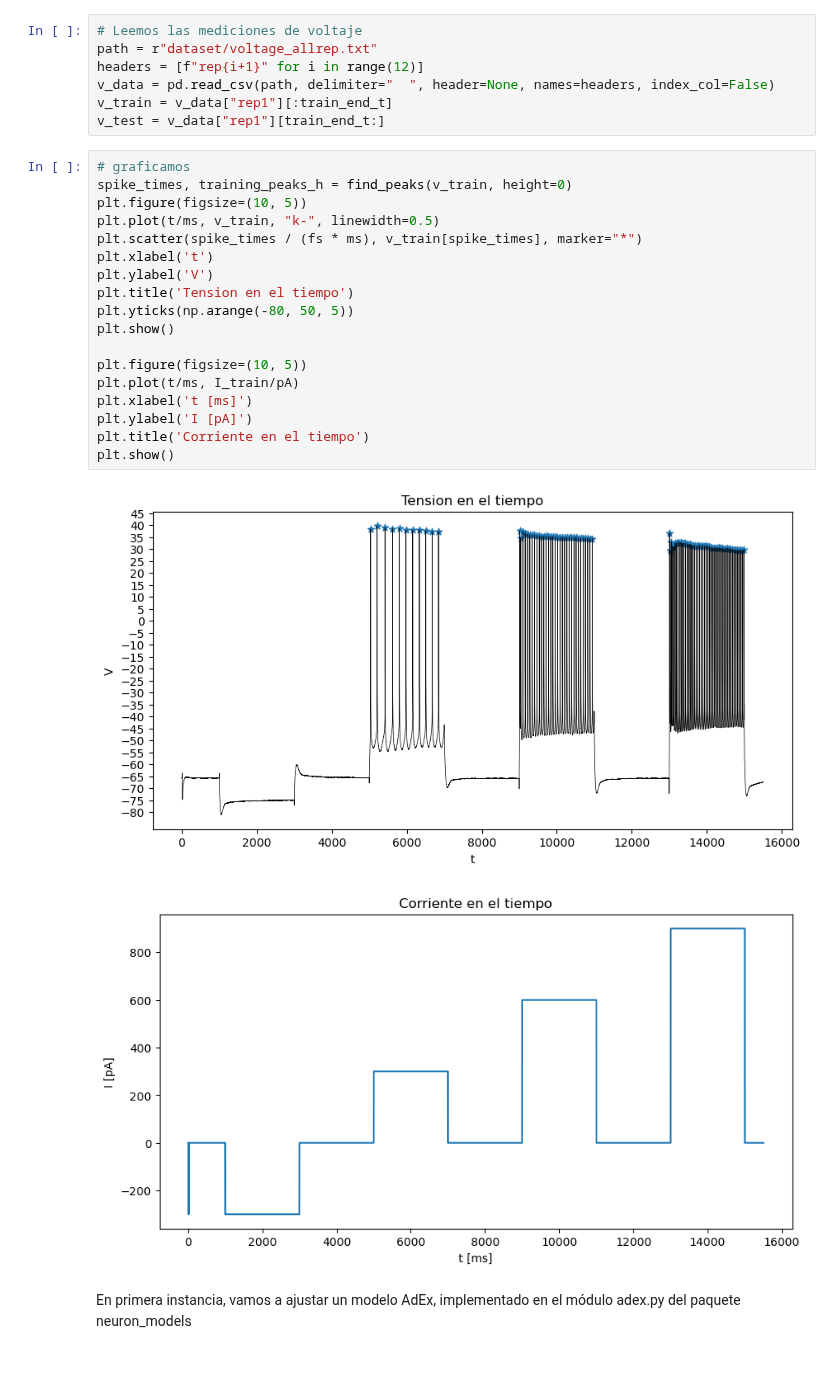
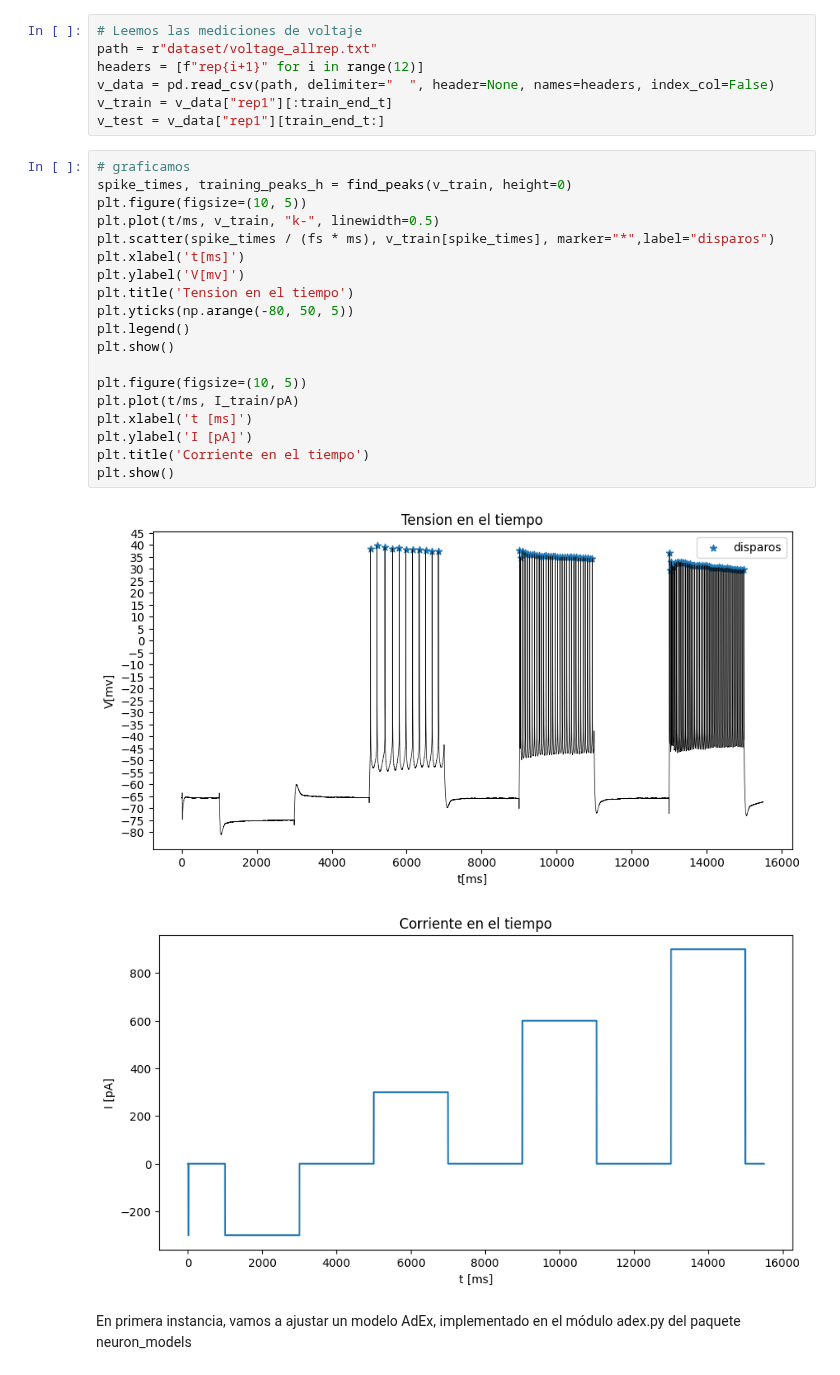
Before and after one commit to gonzagrau/Neuro-16-82, a Jupyter notebook: Trabajo Final/result_prelim_Grau_Gonzalez.ipynb, the cells around one changed output. Cells and saved outputs as stored; diff of their text form.

```diff
--- a/Trabajo Final/result_prelim_Grau_Gonzalez.ipynb
+++ b/Trabajo Final/result_prelim_Grau_Gonzalez.ipynb
@@ -55,24 +61,25 @@ v_test = v_data["rep1"][train_end_t:]
 # %%
 # graficamos
 spike_times, training_peaks_h = find_peaks(v_train, height=0)
 plt.figure(figsize=(10, 5))
 plt.plot(t/ms, v_train, "k-", linewidth=0.5)
-plt.scatter(spike_times / (fs * ms), v_train[spike_times], marker="*")
-plt.xlabel('t')
-plt.ylabel('V')
+plt.scatter(spike_times / (fs * ms), v_train[spike_times], marker="*",label="disparos")
+plt.xlabel('t[ms]')
+plt.ylabel('V[mv]')
 plt.title('Tension en el tiempo')
 plt.yticks(np.arange(-80, 50, 5))
+plt.legend()
 plt.show()
 
 plt.figure(figsize=(10, 5))
 plt.plot(t/ms, I_train/pA)
 plt.xlabel('t [ms]')
 plt.ylabel('I [pA]')
 plt.title('Corriente en el tiempo')
 plt.show()
 # %% [output]
-[figure, old version]
+[figure, new version]
-[figure, old version]
+[figure, new version]
 # %% [markdown]
 En primera instancia, vamos a ajustar un modelo AdEx, implementado en el módulo adex.py del paquete neuron_models
 # %%
```
Also changed, not shown: parts of 9 cells of this notebook, 3 other files.
